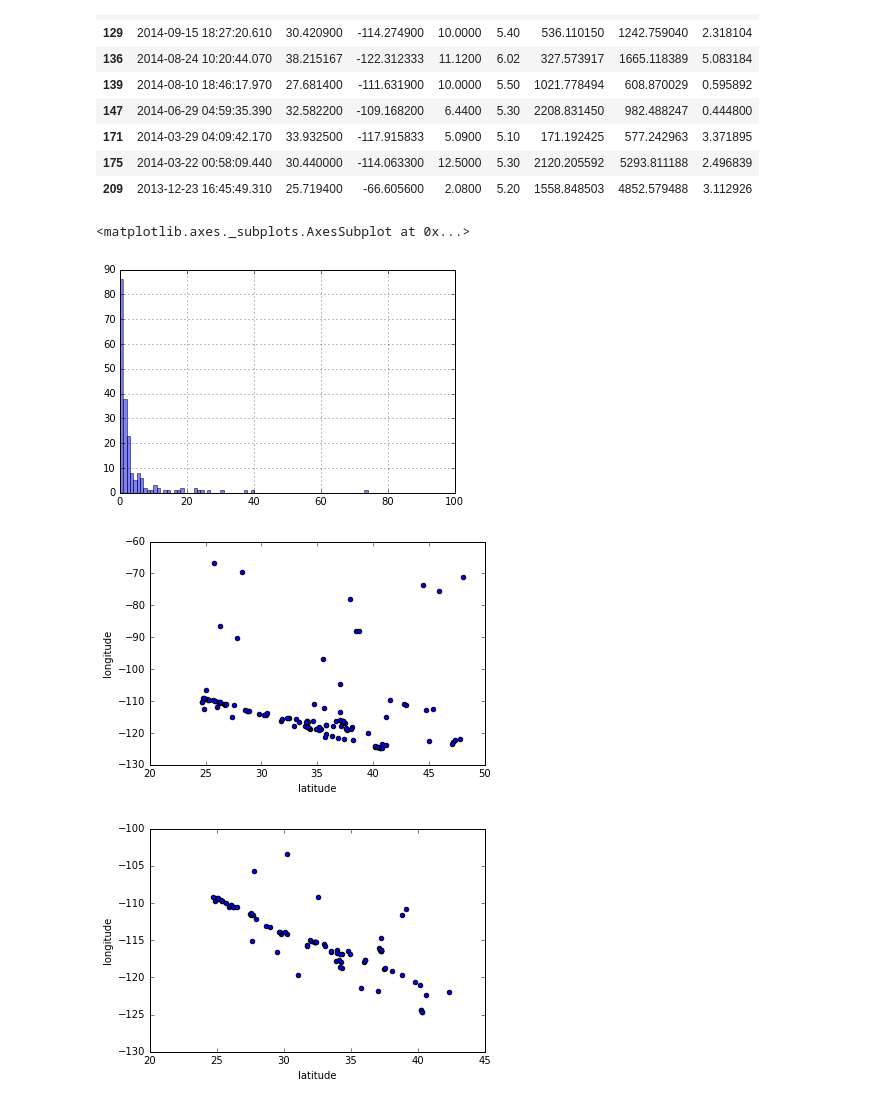
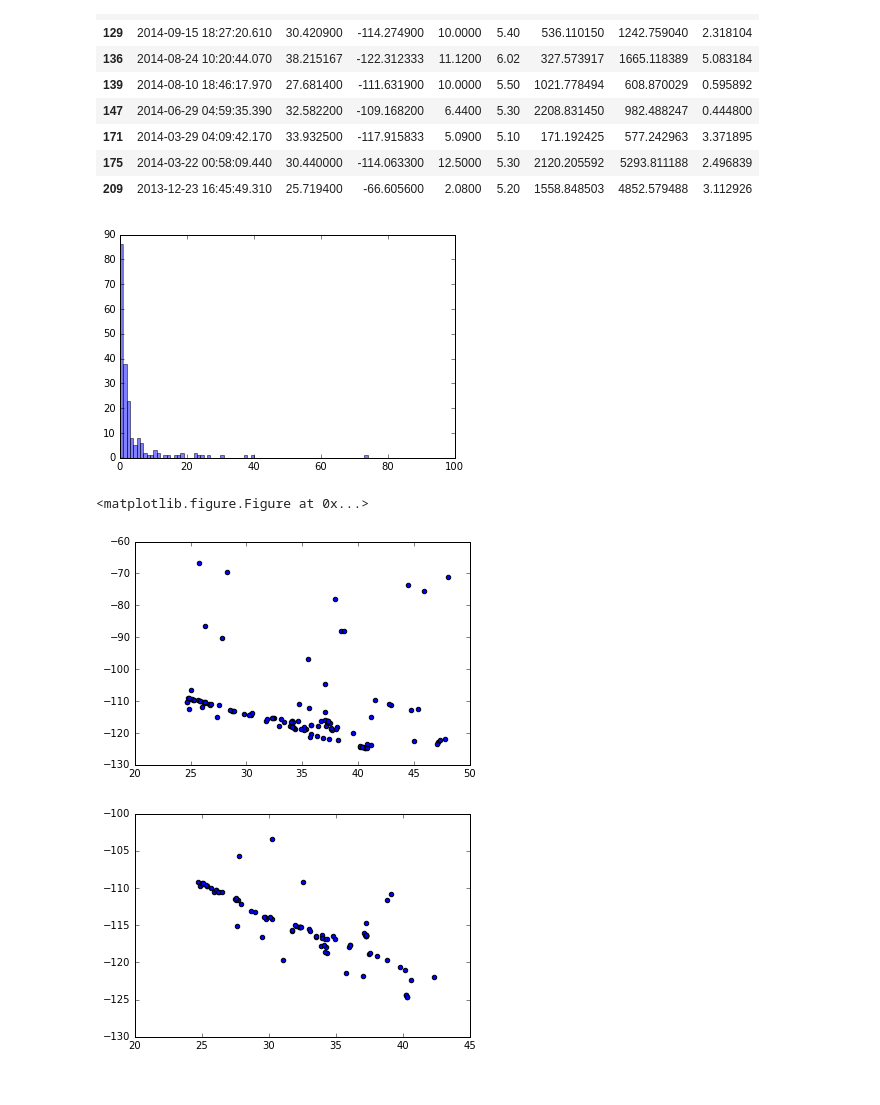
Before and after one commit to palominogallo/Earthquake_USA, a Jupyter notebook: q3.ipynb, the cells around one changed output. Drawn from its saved outputs; the diff is of its cells as text; code cells hidden in the pictures.

```diff
--- a/q3.ipynb
+++ b/q3.ipynb
@@ -98,17 +97,22 @@ df.head(10)
 # %%
 df = df.dropna()
 # %%
-df['ratio'].hist(bins=100,range=(0,100),alpha=0.5)
+plt.hist(df['ratio'],bins=100,range=(0,100),alpha=0.5)
+plt.show()
+plt.savefig("figures/ratios.pdf")
 # %% [output]
+[figure, new version]
-<matplotlib.axes._subplots.AxesSubplot at 0x...>
+<matplotlib.figure.Figure at 0x...>
-[figure, old version]
 # %%
 df1 = df[df['ratio']>1]
-df1.plot.scatter(x='latitude', y='longitude');
+plt.scatter(df1['latitude'],df1['longitude'],)
+plt.show()
+#df1.plot.scatter(x='latitude', y='longitude');
 # %% [output]
-[figure, old version]
+[figure, new version]
 # %%
 df2 = df[df['ratio']<1]
-df2.plot.scatter(x='latitude', y='longitude');
+plt.scatter(df2['latitude'],df2['longitude'],)
+plt.show()
 # %% [output]
-[figure, old version]
+[figure, new version]
```
Also changed, not shown: parts of 2 cells of this notebook.
